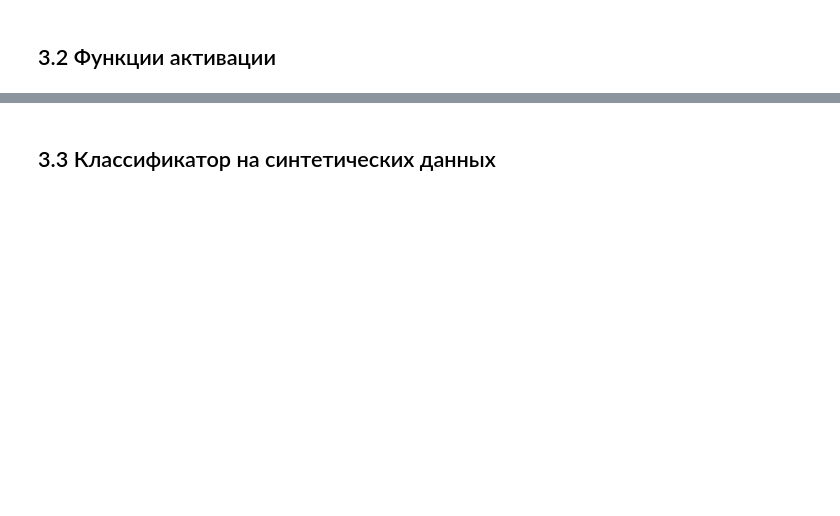
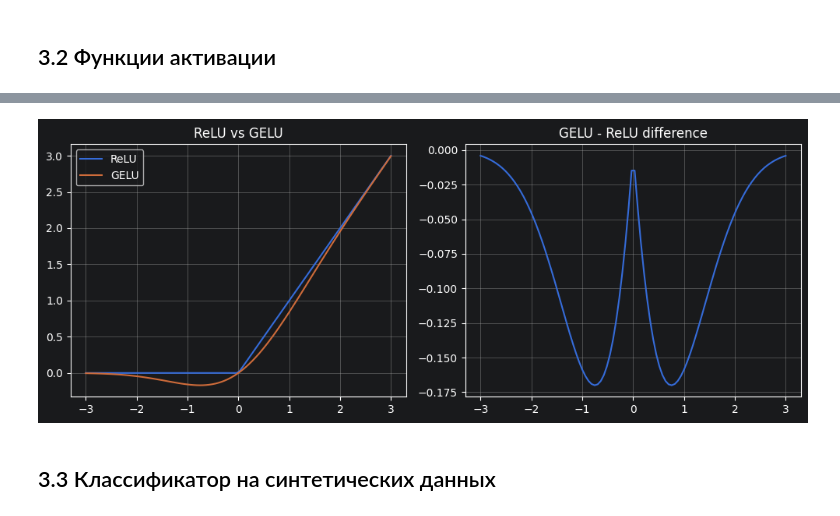
Before and after one commit to plsdemo0/transformer_learning, a Jupyter notebook: notebooks/03_linear_layers_and_activations.ipynb, the cells around one changed output, grey strips where cells are left out. Cells and saved outputs as stored; diff of their text form; code cells hidden in the pictures; blank space fills up the shorter version.

```diff
--- a/notebooks/03_linear_layers_and_activations.ipynb
+++ b/notebooks/03_linear_layers_and_activations.ipynb
@@ -67,22 +84,25 @@ log.info("Activation functions plotted")
 # %%
-log.debug("Comparing GELU vs ReLU")
-
+# Сравнение ReLU и GELU: чем отличается гладкая аппроксимация?
+# GELU — гладкая версия ReLU, используется в BERT, GPT и других трансформерах
 x = torch.linspace(-3, 3, 100)
 plt.figure(figsize=(10, 4))
+
 plt.subplot(1, 2, 1)
 plt.plot(x, F.relu(x), label='ReLU')
 plt.plot(x, F.gelu(x), label='GELU')
 plt.legend()
 plt.grid(True)
 plt.title('ReLU vs GELU')
 
+# Разница: GELU имеет ненулевые значения при x < 0, что улучшает градиенты
 plt.subplot(1, 2, 2)
 plt.plot(x, F.gelu(x) - F.relu(x))
 plt.title('GELU - ReLU difference')
 plt.grid(True)
 plt.tight_layout()
 plt.show()
-log.info("GELU vs ReLU comparison shown")
+# %% [output]
+[figure, added]
 # %% [markdown]
 ## 3.3 Классификатор на синтетических данных
 # %%
```
Also changed, not shown: parts of 9 cells of this notebook, 22 other files.
